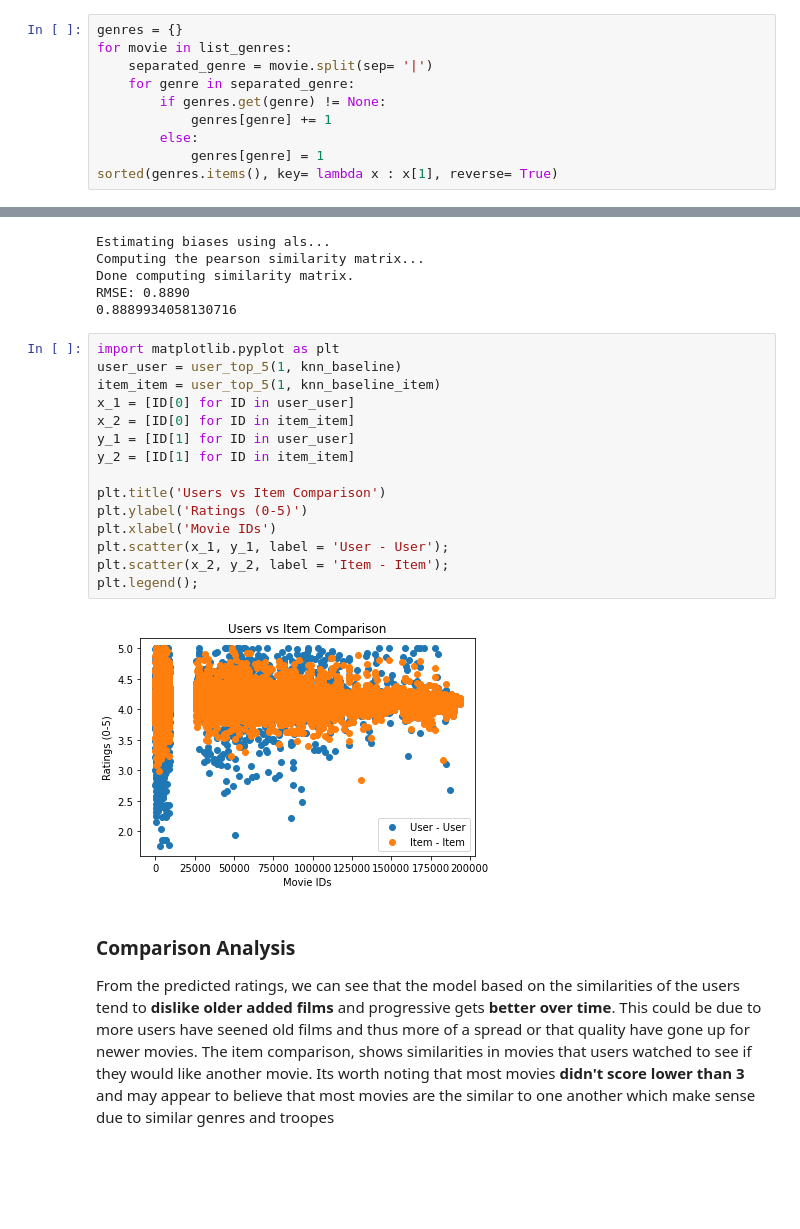
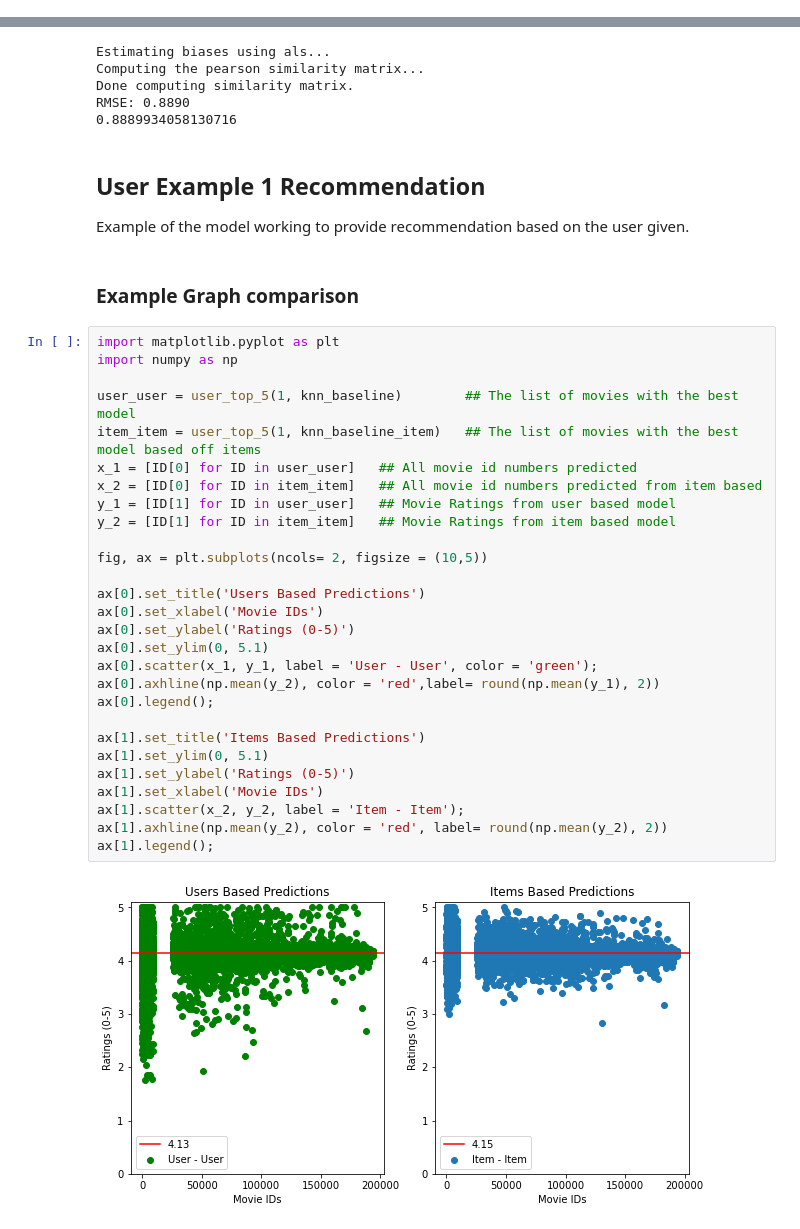
Before and after one commit to Tommyphung1/Creating-Movie-Recommendation-Systems, a Jupyter notebook: main_notebook.ipynb, the cells around one changed output, grey strips where cells are left out. Saved outputs shown, nothing was run; the diff lists cells and outputs as text; blank space fills up the shorter version.

```diff
--- a/main_notebook.ipynb
+++ b/main_notebook.ipynb
@@ -247,10 +271,0 @@ list_genres = movie_df.genres.values
-# %%
-genres = {}
-for movie in list_genres:
-    separated_genre = movie.split(sep= '|')
-    for genre in separated_genre:
-        if genres.get(genre) != None:
-            genres[genre] += 1
-        else:
-            genres[genre] = 1
-sorted(genres.items(), key= lambda x : x[1], reverse= True)
@@ -295,24 +356,38 @@ Computing the pearson similarity matrix...
 Done computing similarity matrix.
 RMSE: 0.8890
 0.8889934058130716
-# %%
-import matplotlib.pyplot as plt
-user_user = user_top_5(1, knn_baseline)
-item_item = user_top_5(1, knn_baseline_item)
-x_1 = [ID[0] for ID in user_user]
-x_2 = [ID[0] for ID in item_item]
-y_1 = [ID[1] for ID in user_user]
-y_2 = [ID[1] for ID in item_item]
-
-plt.title('Users vs Item Comparison')
-plt.ylabel('Ratings (0-5)')
-plt.xlabel('Movie IDs')
-plt.scatter(x_1, y_1, label = 'User - User');
-plt.scatter(x_2, y_2, label = 'Item - Item');
-plt.legend();
-# %% [output]
-[figure, removed]
-# %% [markdown]
-### Comparison Analysis
-From the predicted ratings, we can see that the model based on the similarities of the users tend to **dislike older added films** and progressive gets **better over time**. This could be due to more users have seened old films and thus more of a spread or that quality have gone up for newer movies.
-The item comparison, shows similarities in movies that users watched to see if they would like another movie. Its worth noting that most movies **didn't score lower than 3** and may appear to believe that most movies are the similar to one another which make sense due to similar genres and troopes
+# %% [markdown]
+## User Example 1 Recommendation
+Example of the model working to provide recommendation based on the user given.
+# %% [markdown]
+### Example Graph comparison
+# %%
+import matplotlib.pyplot as plt
+import numpy as np
+
+user_user = user_top_5(1, knn_baseline)        ## The list of movies with the best model
+item_item = user_top_5(1, knn_baseline_item)   ## The list of movies with the best model based off items
+x_1 = [ID[0] for ID in user_user]   ## All movie id numbers predicted
+x_2 = [ID[0] for ID in item_item]   ## All movie id numbers predicted from item based
+y_1 = [ID[1] for ID in user_user]   ## Movie Ratings from user based model
+y_2 = [ID[1] for ID in item_item]   ## Movie Ratings from item based model
+
+fig, ax = plt.subplots(ncols= 2, figsize = (10,5))
+
+ax[0].set_title('Users Based Predictions')
+ax[0].set_xlabel('Movie IDs')
+ax[0].set_ylabel('Ratings (0-5)')
+ax[0].set_ylim(0, 5.1)
+ax[0].scatter(x_1, y_1, label = 'User - User', color = 'green');
+ax[0].axhline(np.mean(y_2), color = 'red',label= round(np.mean(y_1), 2))
+ax[0].legend();
+
+ax[1].set_title('Items Based Predictions')
+ax[1].set_ylim(0, 5.1)
+ax[1].set_ylabel('Ratings (0-5)')
+ax[1].set_xlabel('Movie IDs')
+ax[1].scatter(x_2, y_2, label = 'Item - Item');
+ax[1].axhline(np.mean(y_2), color = 'red', label= round(np.mean(y_2), 2))
+ax[1].legend();
+# %% [output]
+[figure, added]
```
Also changed, not shown: parts of 48 cells of this notebook, 3 other files.
